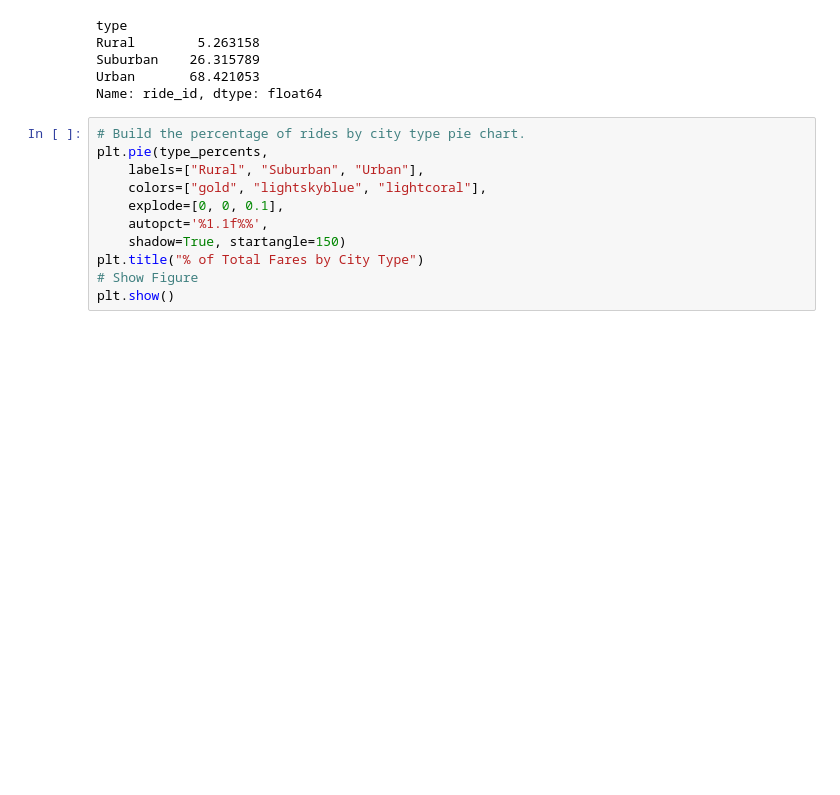
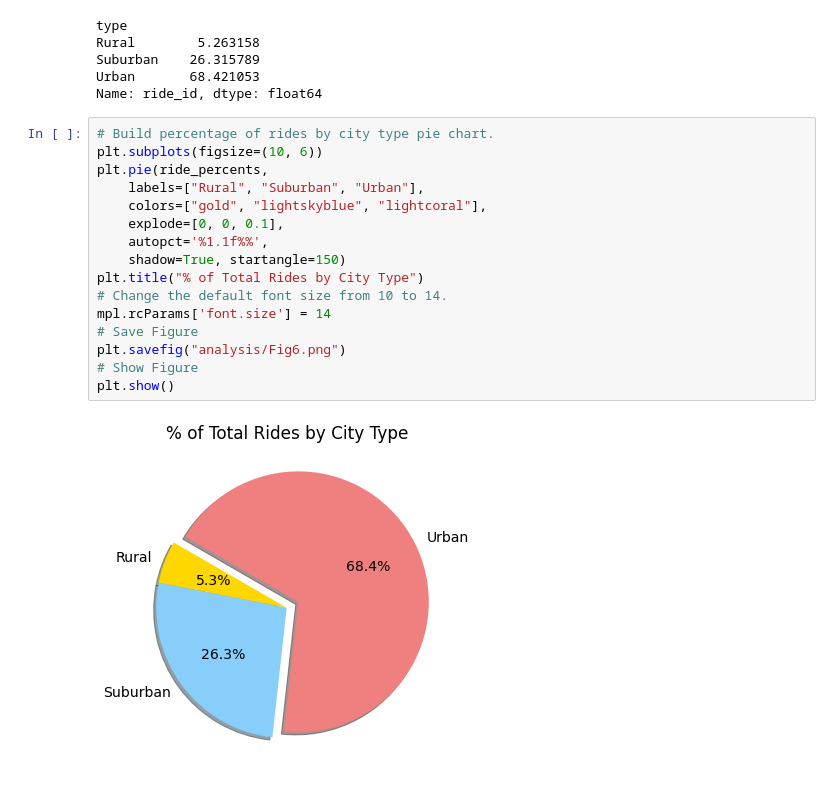
Before and after one commit to launica2303/PyBer_Analysis, a Jupyter notebook: PyBer_Analysis.ipynb, the cells around one changed output. Cells and saved outputs as stored; diff of their text form; blank space fills up the shorter version.

Commit message:
Adding analysis figure 7

```diff
--- a/PyBer_Analysis.ipynb
+++ b/PyBer_Analysis.ipynb
@@ -1102,13 +1102,20 @@ Suburban    26.315789
 Urban       68.421053
 Name: ride_id, dtype: float64
 # %%
-# Build the percentage of rides by city type pie chart.
-plt.pie(type_percents,
+# Build percentage of rides by city type pie chart.
+plt.subplots(figsize=(10, 6))
+plt.pie(ride_percents,
     labels=["Rural", "Suburban", "Urban"],
     colors=["gold", "lightskyblue", "lightcoral"],
     explode=[0, 0, 0.1],
     autopct='%1.1f%%',
     shadow=True, startangle=150)
-plt.title("% of Total Fares by City Type")
+plt.title("% of Total Rides by City Type")
+# Change the default font size from 10 to 14.
+mpl.rcParams['font.size'] = 14
+# Save Figure
+plt.savefig("analysis/Fig6.png")
 # Show Figure
 plt.show()
+# %% [output]
+[figure, added]
```
Also changed, not shown: parts of 2 cells of this notebook, 1 other file.
